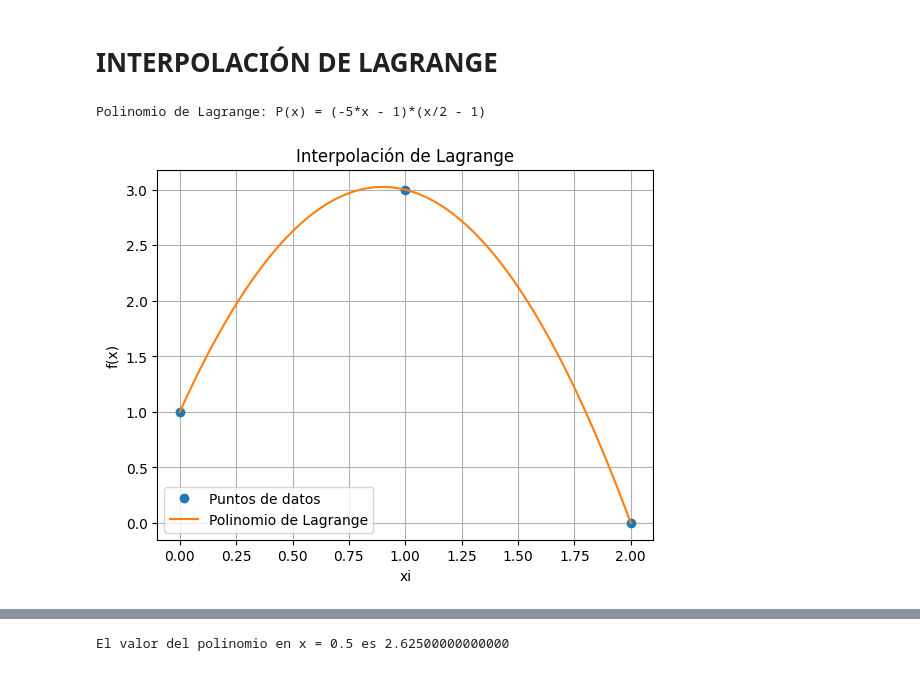
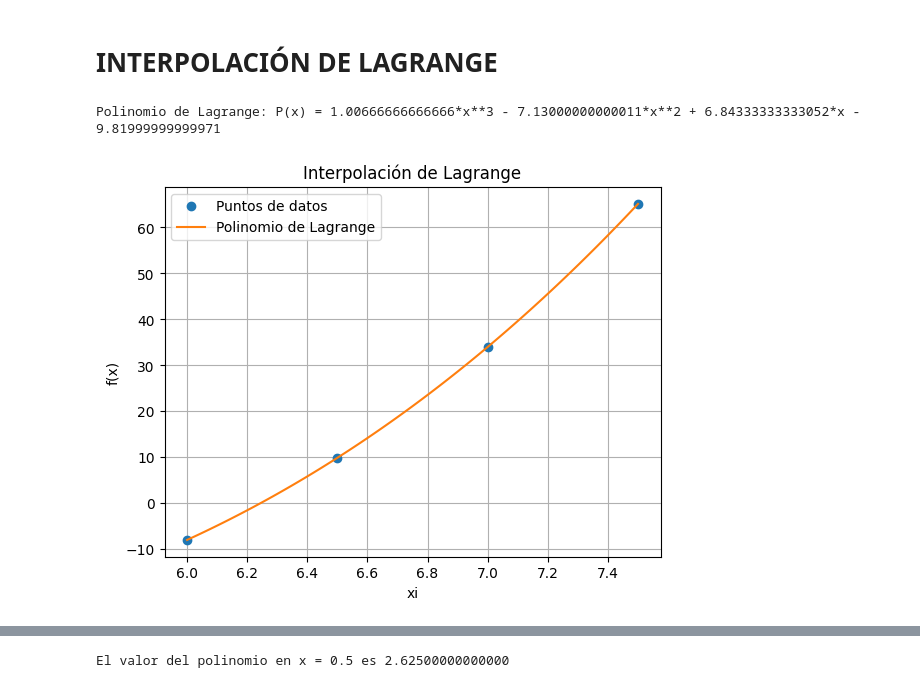
Before and after one commit to mitchelfalcon/AI-Studio, a Jupyter notebook: InterpolacionLagrangeDiferenciasfinitasyHermite.ipynb, the cells around one changed output, grey strips where cells are left out. Cells and saved outputs as stored; diff of their text form; code cells hidden in the pictures.

```diff
--- a/InterpolacionLagrangeDiferenciasfinitasyHermite.ipynb
+++ b/InterpolacionLagrangeDiferenciasfinitasyHermite.ipynb
@@ -8,9 +8,9 @@ import numpy as np
 import sympy as sym
 import matplotlib.pyplot as plt
 
-# INGRESO , Datos de prueba
-xi = np.array([0, 1, 2])  ### datos de x. (x,y)=(x,f(x))
-fi = np.array([1, 3, 0])  ### datos de y o f(x)
+# INGRESO, Datos del ejercicio de la foto
+xi = np.array([6, 6.5, 7, 7.5])  # Datos de x
+fi = np.array([-8, 9.875, 34, 65.13])  # Datos de y o f(x)
 
 # PROCEDIMIENTO
 # Polinomio de Lagrange
@@ -25,35 +25,35 @@ for i in range(n):
         if i != j:
             termino = termino * ((x - xi[j]) / (xi[i] - xi[j]))
 
     # Suma de L_i(x) * f_i
     polinomio = polinomio + termino * fi[i]
 
 # Simplificar el polinomio
 polinomio_simplificado = sym.simplify(polinomio)
 print(f"Polinomio de Lagrange: P(x) = {polinomio_simplificado}")
 
 # Convertir el polinomio a una función de numpy para graficar
 px = sym.lambdify(x, polinomio_simplificado, 'numpy')
 
 # Puntos para la gráfica
 muestras = 101
 a = np.min(xi)
 b = np.max(xi)
 pxi = np.linspace(a, b, muestras)
 pfi = px(pxi)
 
 # Gráfica
 plt.plot(xi, fi, 'o', label='Puntos de datos')
 plt.plot(pxi, pfi, label='Polinomio de Lagrange')
 plt.legend()
 plt.xlabel('xi')
 plt.ylabel('f(x)')
 plt.title('Interpolación de Lagrange')
 plt.grid(True)
 plt.show()
 # %% [output]
-Polinomio de Lagrange: P(x) = (-5*x - 1)*(x/2 - 1)
+Polinomio de Lagrange: P(x) = 1.00666666666666*x**3 - 7.13000000000011*x**2 + 6.84333333333052*x - 9.81999999999971
-[figure, old version]
+[figure, new version]
 # %%
 # Interpolacion de Lagrange
 import numpy as np
```
Also changed, not shown: parts of 1 cell of this notebook.
